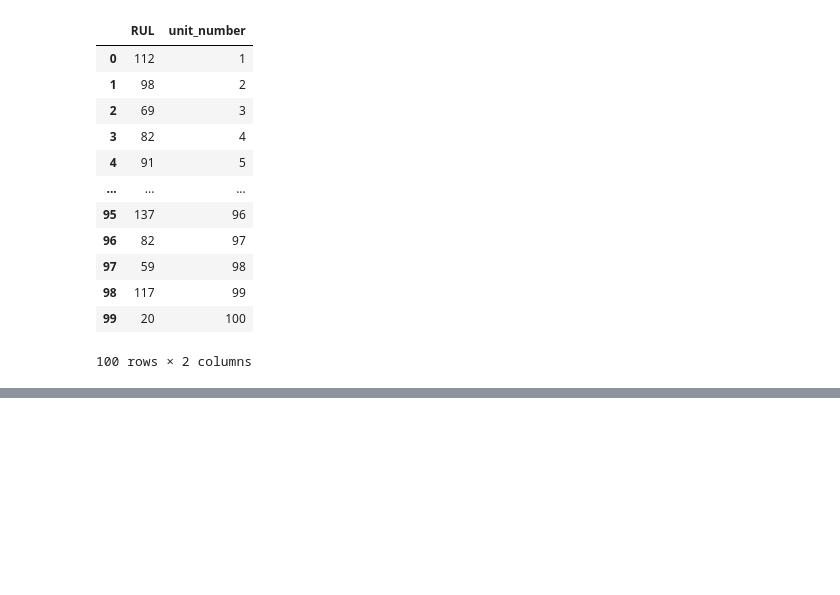
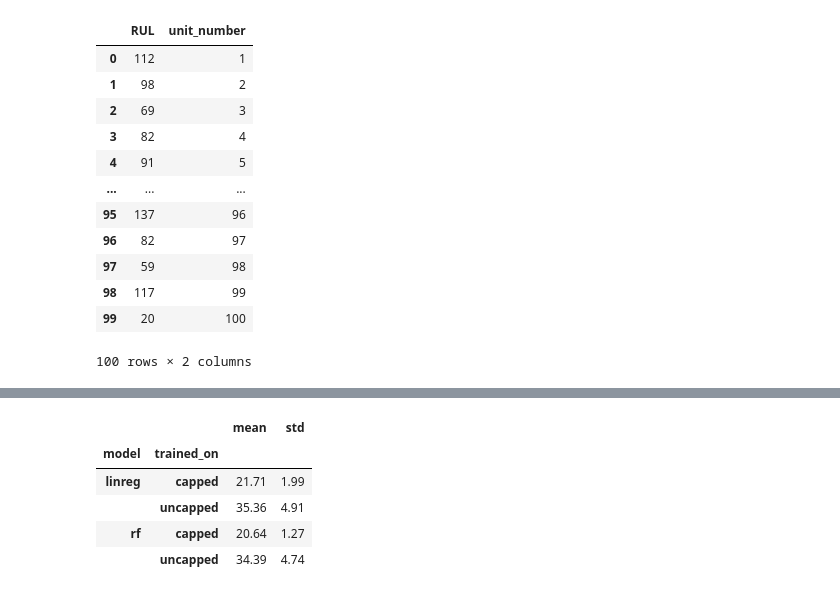
Before and after one commit to Agafie-Divine/predictive_maintenance_model, a Jupyter notebook: CMaps/RUL_turbofan.ipynb, the cells around one changed output, grey strips where cells are left out. Drawn from its saved outputs; the diff is of its cells as text; code cells hidden in the pictures; blank space fills up the shorter version.

```diff
--- a/CMaps/RUL_turbofan.ipynb
+++ b/CMaps/RUL_turbofan.ipynb
@@ -295,0 +206,9 @@ results = {
+# %%
+cv_results.groupby(['model', 'trained_on'])['rmse'].agg(['mean', 'std']).round(2)
+# %% [output]
+|  |  | mean | std |
+| model | trained_on |  |  |
+| linreg | capped | 21.71 | 1.99 |
+|  | uncapped | 35.36 | 4.91 |
+| rf | capped | 20.64 | 1.27 |
+|  | uncapped | 34.39 | 4.74 |
```
Also changed, not shown: parts of 40 cells of this notebook.
